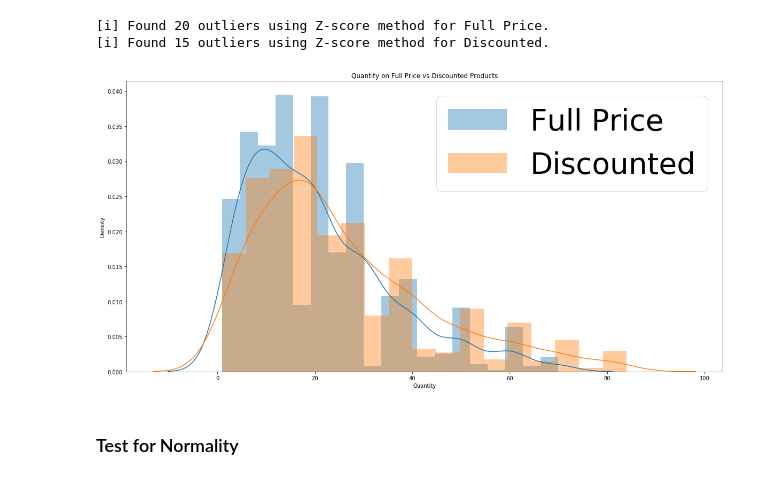
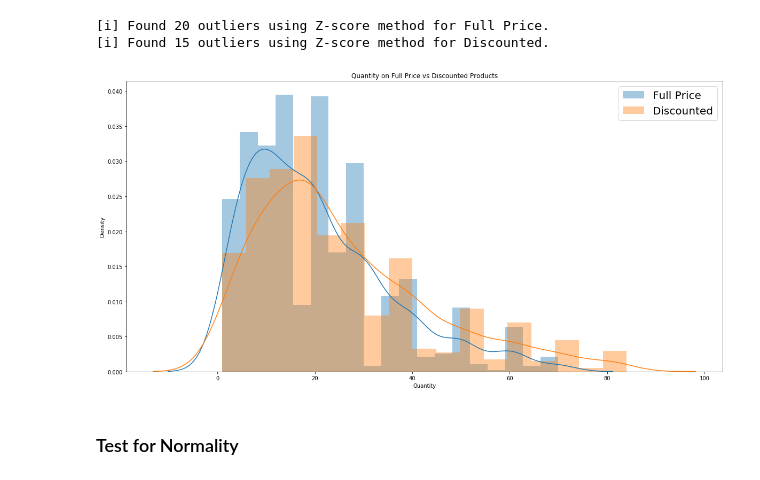
Before and after one commit to Sue-Mir/Module2_Project_Hypothesis_Testing, a Jupyter notebook: Student_Hypothesis_I.ipynb, the cells around one changed output. Saved outputs shown, nothing was run; the diff lists cells and outputs as text; code cells hidden in the pictures.

```diff
--- a/Student_Hypothesis_I.ipynb
+++ b/Student_Hypothesis_I.ipynb
@@ -239,9 +240,11 @@ Use absolutely value of Z-scores >3 as rule to find and remove outliers
 # %%
 from functions import find_outliers_Z
 # %%
+outliers_dict = []
 for grp_name,grp_data in grps.items():
     idx_outs = find_outliers_Z(grp_data)
     print(f"[i] Found {idx_outs.sum()} outliers using Z-score method for {grp_name}.")
+    outliers_dict.append(idx_outs)
     grps[grp_name] = grp_data[~idx_outs]
 # %% [output]
 [i] Found 20 outliers using Z-score method for Full Price.
@@ -249,13 +254,13 @@ for grp_name,grp_data in grps.items():
 # %%
 plt.figure(figsize=(20, 10))
 [sns.distplot(v,label=k) for k,v in grps.items()]
 ax = plt.gca()
 ax.legend()
 ax.set(title='Quantity on Full Price vs Discounted Products',
 ylabel='Density')
-plt.legend(fontsize=55);
+plt.legend(fontsize=20);
 # %% [output]
-[figure, old version]
+[figure, new version]
 # %% [markdown]
 ### Test for Normality
 # %% [markdown]
```
Also changed, not shown: parts of 61 cells of this notebook.
